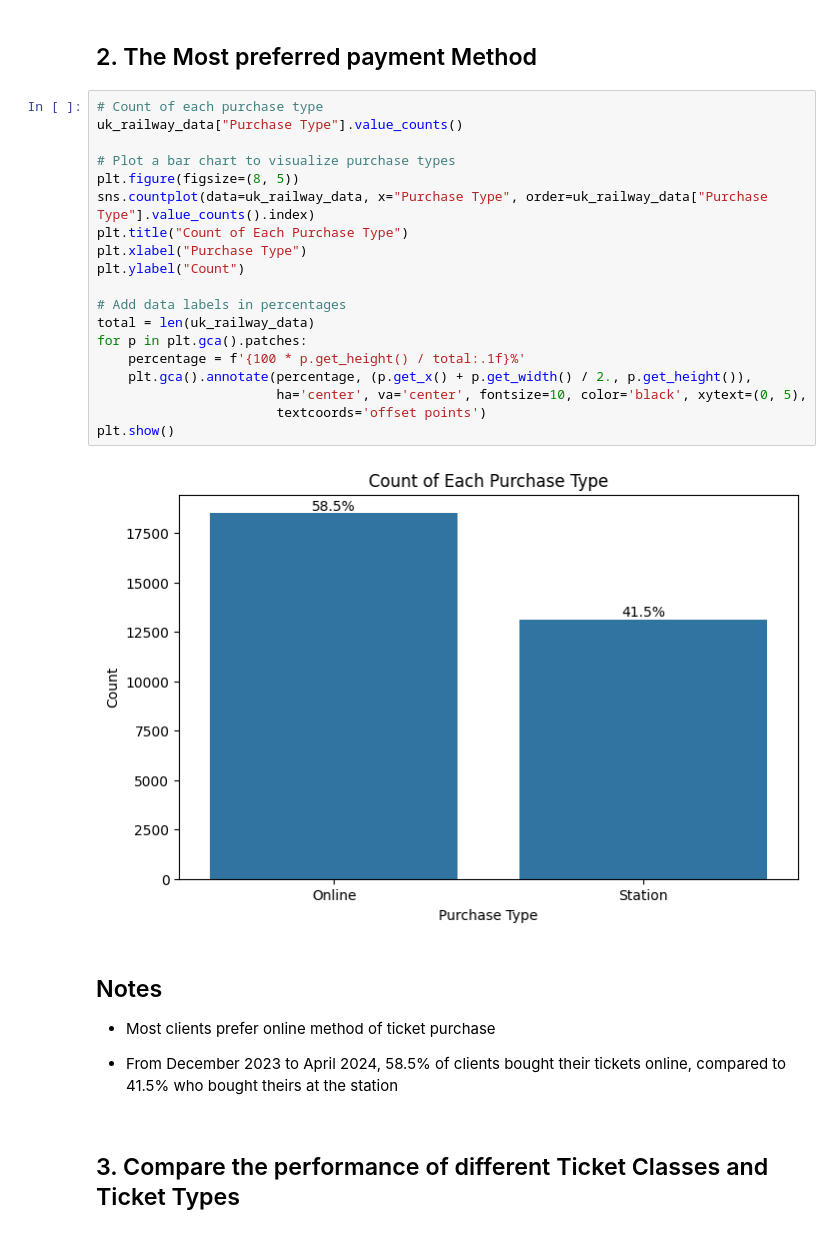
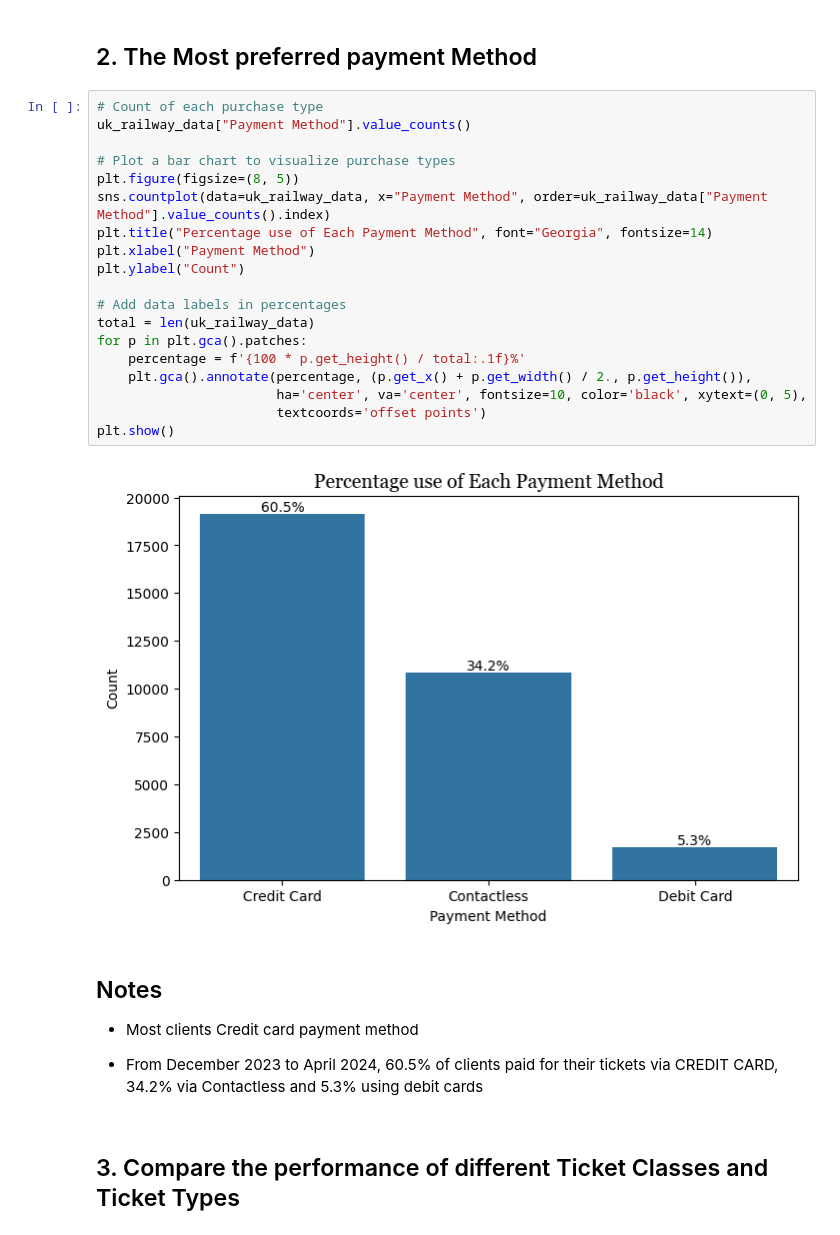
Before and after one commit to murithidenisgitobu/UK-Railway-Data-Analysis-Project, a Jupyter notebook: Jupyter Notebook/uk_railway.ipynb, the cells around one changed output. Drawn from its saved outputs; the diff is of its cells as text.

```diff
--- a/Jupyter Notebook/uk_railway.ipynb
+++ b/Jupyter Notebook/uk_railway.ipynb
@@ -287,30 +287,30 @@ plt.show()
 ## 2. The Most preferred payment Method
 # %%
 # Count of each purchase type
-uk_railway_data["Purchase Type"].value_counts()
+uk_railway_data["Payment Method"].value_counts()
 
 # Plot a bar chart to visualize purchase types
 plt.figure(figsize=(8, 5))
-sns.countplot(data=uk_railway_data, x="Purchase Type", order=uk_railway_data["Purchase Type"].value_counts().index)
-plt.title("Count of Each Purchase Type")
-plt.xlabel("Purchase Type")
+sns.countplot(data=uk_railway_data, x="Payment Method", order=uk_railway_data["Payment Method"].value_counts().index)
+plt.title("Percentage use of Each Payment Method", font="Georgia", fontsize=14)
+plt.xlabel("Payment Method")
 plt.ylabel("Count")
 
 # Add data labels in percentages
 total = len(uk_railway_data)
 for p in plt.gca().patches:
     percentage = f'{100 * p.get_height() / total:.1f}%'
     plt.gca().annotate(percentage, (p.get_x() + p.get_width() / 2., p.get_height()),
                        ha='center', va='center', fontsize=10, color='black', xytext=(0, 5),
                        textcoords='offset points')
 plt.show()
 # %% [output]
-[figure, old version]
+[figure, new version]
 # %% [markdown]
 ## Notes
-- Most clients prefer online method of ticket purchase
+- Most clients Credit card payment method
 
-- From December 2023 to April 2024, 58.5% of clients bought their tickets online, compared to 41.5% who bought theirs at the station
+- From December 2023 to April 2024, 60.5% of clients paid for their tickets via CREDIT CARD, 34.2% via Contactless and 5.3% using debit cards
 # %% [markdown]
 ## 3. Compare the performance of different Ticket Classes and Ticket Types
 # %%
```
Also changed, not shown: parts of 2 cells of this notebook.
